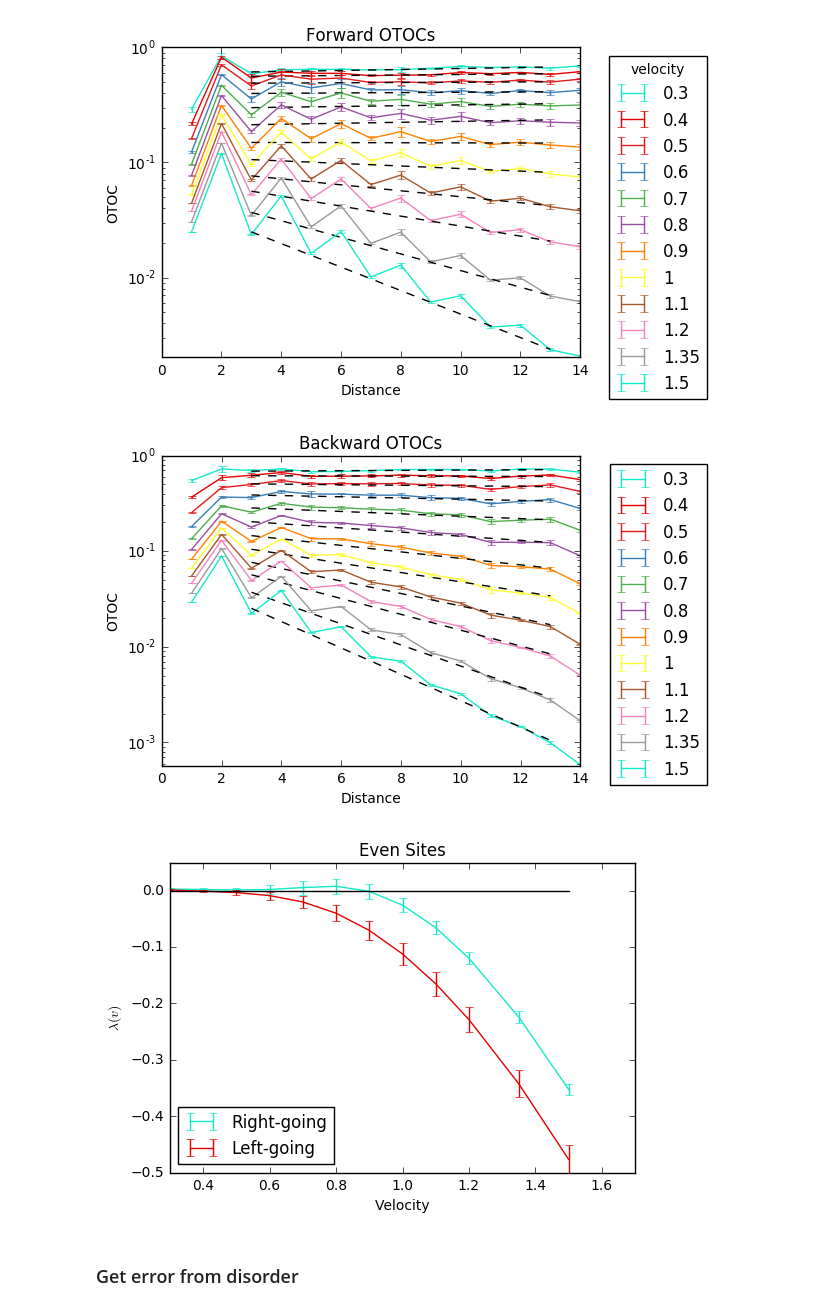
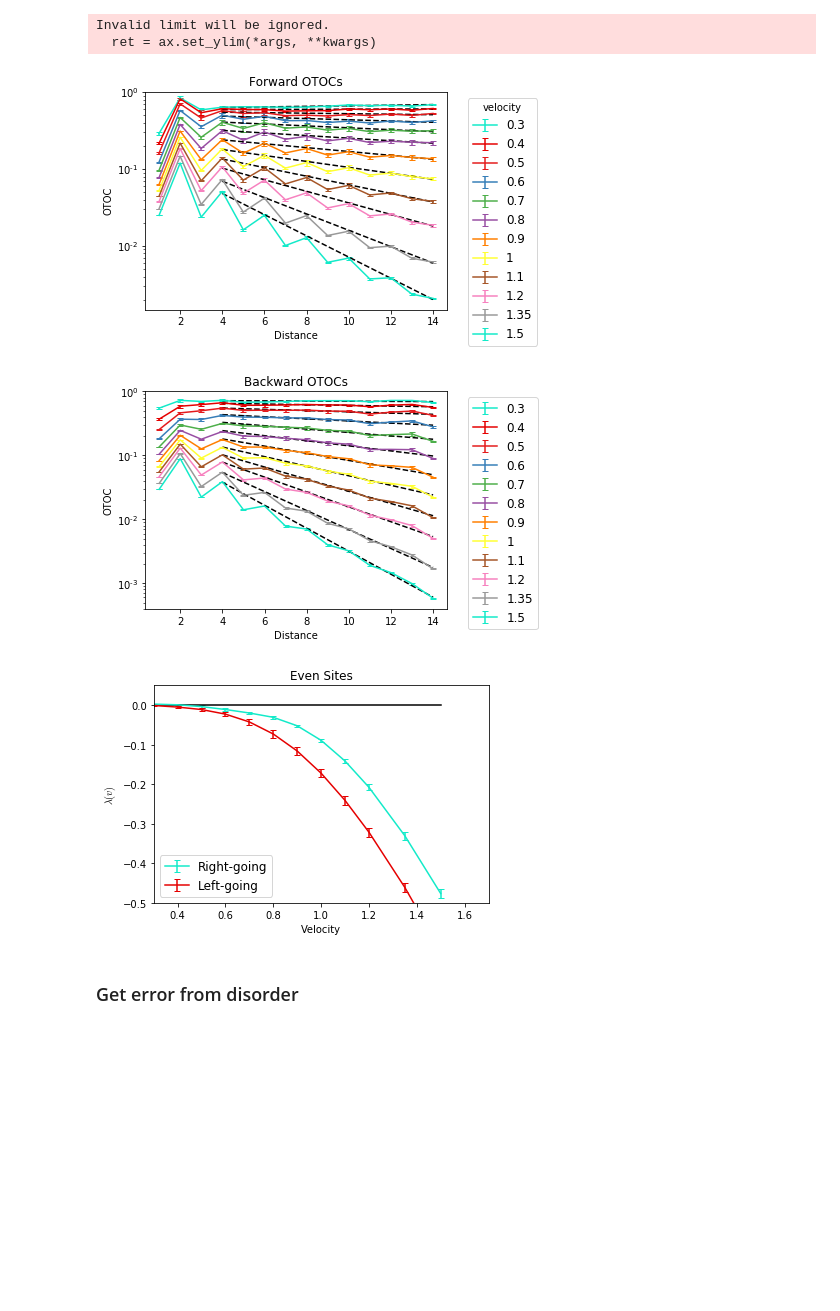
Before and after one commit to cnstahl/Asymmetric, a Jupyter notebook: python/Hamiltonian/Z OTOC vb.ipynb, the cells around one changed output. Saved outputs shown, nothing was run; the diff lists cells and outputs as text; code cells hidden in the pictures; blank space fills up the shorter version.

```diff
--- a/python/Hamiltonian/Z OTOC vb.ipynb
+++ b/python/Hamiltonian/Z OTOC vb.ipynb
@@ -41,8 +41,8 @@ for idx, otocfore in enumerate(otocsfore):
     ax.set_yscale("log", nonposy='clip')
 #     ax.errorbar(sites[1:], otocfore[1:], label = str(vs[idx]))
     ax.errorbar(sites[1:], otocfore[1:], yerr=stdsfore[idx,1:], label = str(qm.chop(vs[idx])))
-    x = sites[3::2]
-    y = otocfore[3::2]
+    x = sites[4::2]
+    y = otocfore[4::2]
     logy = np.log(y)
     coeffs, errors = np.polyfit(x,logy,deg=1, cov=True)
 #     print(vs[idx], coeffs)
@@ -60,37 +60,39 @@ plt.ylabel("OTOC")
 plt.title("Forward OTOCs")
 # plt.savefig('figures/zotocs_foreL' + str(L) + '.pdf')
 plt.show()
 
 # Backward
 ax = plt.subplot(111)
 gammas_back = []
 errors_back = []
 for idx, otocback in enumerate(otocsback):
     ax.set_yscale("log", nonposy='clip')
 #     ax.errorbar(sites[1:], otocback[1:], label = str(vs[idx]))
     ax.errorbar(sites[1:], otocback[1:], yerr=stdsback[idx,1:], label = str(qm.chop(vs[idx])))
-    x = sites[3::2]
-    y = otocback[3::2]
+    x = sites[4::2]
+    y = otocback[4::2]
     logy = np.log(y)
     coeffs, errors = np.polyfit(x,logy,deg=1, cov=True)
 #     print(vs[idx], coeffs)
     poly = np.poly1d(coeffs)
     yfit = lambda x: np.exp(poly(x))
     ax.plot(x,yfit(x), 'k--')
     gammas_back.append(coeffs[0] * vs[idx])
     errors_back.append(np.sqrt(errors[0,0]) * vs[idx])
 box = ax.get_position()
 ax.set_position([box.x0, box.y0, box.width * 0.9, box.height])
 ax.legend(bbox_to_anchor=(1.05, 1), loc=2)
 plt.ylim(0,1)
 plt.xlabel("Distance")
 plt.ylabel("OTOC")
 plt.title("Backward OTOCs")
 # plt.savefig('figures/zotocs_backL' + str(L) + '.pdf')
 plt.show()
 # %% [output]
+Invalid limit will be ignored.
+  ret = ax.set_ylim(*args, **kwargs)
-[figure, old version]
+[figure, new version]
-[figure, old version]
+[figure, new version]
 # %%
 ax = plt.subplot(111)
 ax.errorbar(vs, gammas_fore, yerr=errors_fore,  label = "Right-going")
@@ -107,7 +109,7 @@ plt.ylabel("$\lambda(v)$")
 # plt.savefig('figures/zbutterfly_even_L' + str(L) + 'h' + str(h) + '.pdf')
 plt.show()
 # %% [output]
-[figure, old version]
+[figure, new version]
 # %% [markdown]
 ### Get error from disorder
 # %%
```
Also changed, not shown: parts of 2 cells of this notebook, 21 other files.
